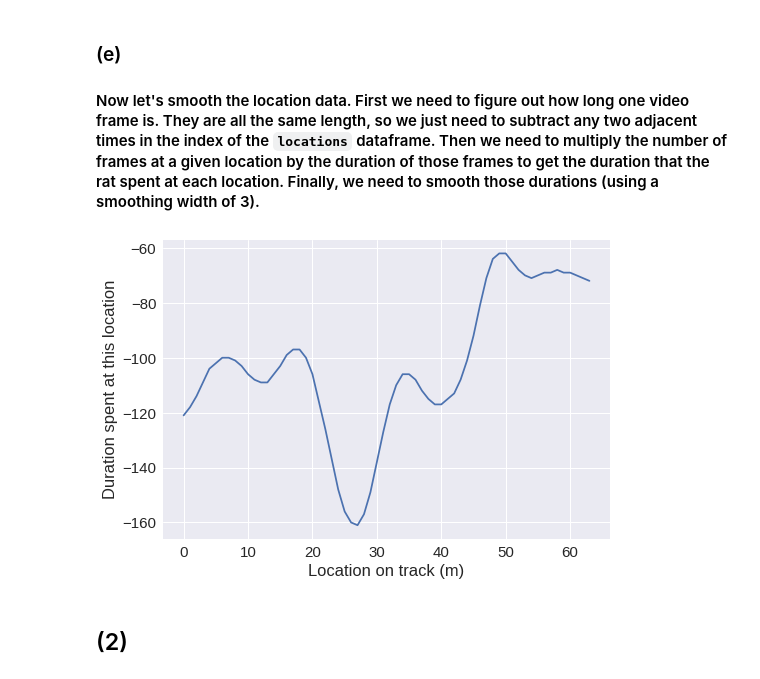
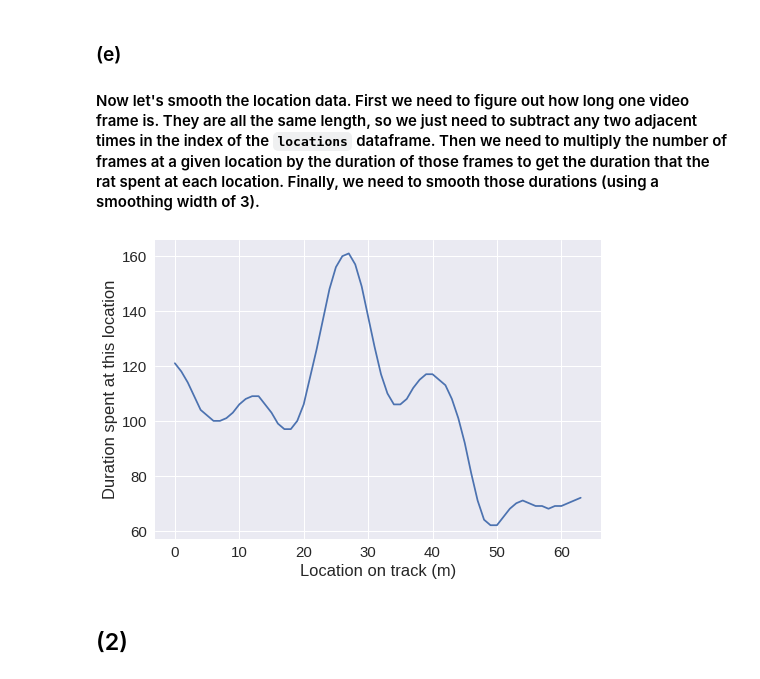
Before and after one commit to CalebRHaynes/NeuroClass_S-19, a Jupyter notebook: Haynes_Caleb_neural_coding_exercises.ipynb, the cells around one changed output. Saved outputs shown, nothing was run; the diff lists cells and outputs as text; code cells hidden in the pictures.

```diff
--- a/Haynes_Caleb_neural_coding_exercises.ipynb
+++ b/Haynes_Caleb_neural_coding_exercises.ipynb
@@ -84,4 +91,4 @@ plt.ylabel('# of spikes observed there');
 ### (c)
 #### That shows us the histogram, but we are actually going to want to use the values plotted there for our analysis.  Use the function `np.histogram` to extract the counts in each bin (the number of video frames that the rat was at that approximate location), and the locations of the edges of each bin, using 64 bins.
 # %%
-frames_at_each_location, bin_edges = np.histogram(locations['t'], bins=100)
+frames_at_each_location, bin_edges = np.histogram(locations['t'], bins=64)
@@ -107,14 +131,14 @@ plt.plot(smooth); # The orange trace
 ### (e)
 #### Now let's smooth the location data.  First we need to figure out how long one video frame is.  They are all the same length, so we just need to subtract any two adjacent times in the index of the `locations` dataframe.  Then we need to multiply the number of frames at a given location by the duration of those frames to get the duration that the rat spent at each location.  Finally, we need to smooth those durations (using a smoothing width of 3).
 # %%
-frame_duration = locations.index[5] - locations.index[6]
+frame_duration = locations.index[6] - locations.index[5]
 durations_at_each_location = frames_at_each_location * frame_duration
 durations_at_each_location = gaussian_filter(durations_at_each_location, 3)
 plt.plot(durations_at_each_location)
 plt.xlabel('Location on track (m)')
 plt.ylabel('Duration spent at this location');
 # %% [output]
-[figure, old version]
+[figure, new version]
 # %% [markdown]
 ## (2)
 # %% [markdown]
```
Also changed, not shown: parts of 21 cells of this notebook.
